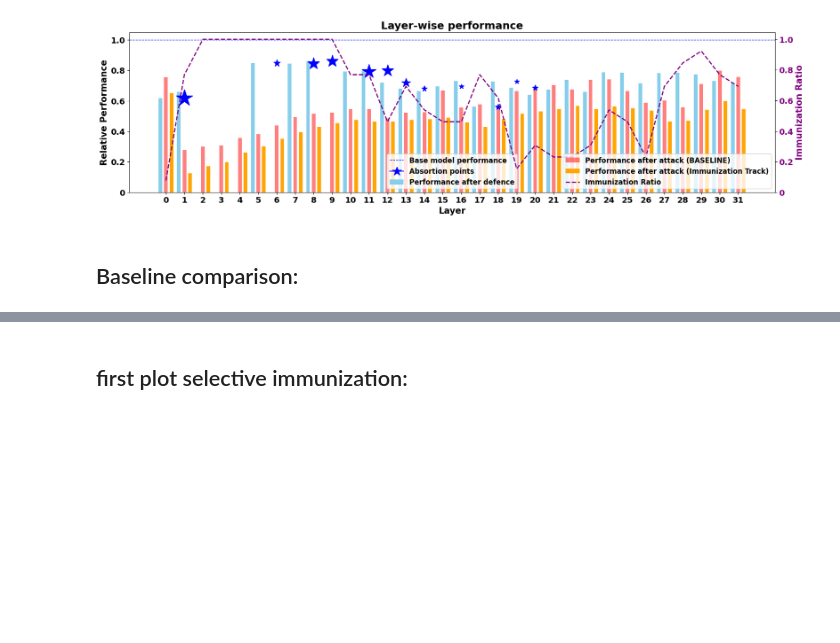
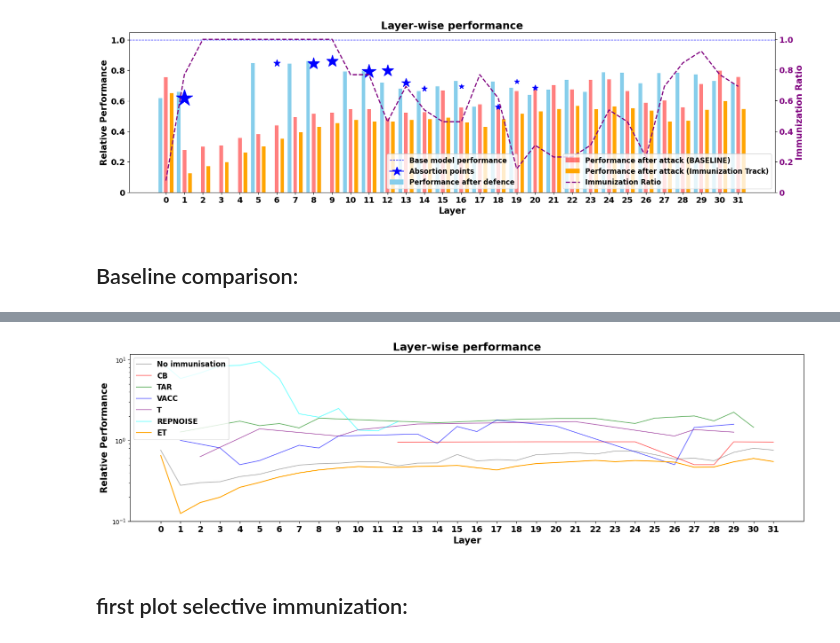
Before and after one commit to DISTA-HCAI/ET, a Jupyter notebook: aggregated plots.ipynb, the cells around one changed output, grey strips where cells are left out. Cells and saved outputs as stored; diff of their text form; code cells hidden in the pictures; blank space fills up the shorter version.

```diff
--- a/aggregated plots.ipynb
+++ b/aggregated plots.ipynb
@@ -301,3 +300,57 @@ plt.show()
+# %%
+fig, ax = plt.subplots(figsize=(20, 5))
+
+ax.plot(
+    instruct_ds['layer'],
+    instruct_ds['mean baseline attack performance'],
+    linestyle='-',
+    color='gray',
+    alpha=0.5,
+    label='No immunisation')
+
+
+for i, (candidate_name, candidate_df) in enumerate(baselines_imms.items(), start=1):
+
+
+  # Mean performance after attacks: (Baseline track)
+  ax.plot(
+      candidate_df['layer'],
+      candidate_df['mean attack performance'],
+      linestyle='-',
+      color=color_dict[candidate_name],
+      alpha=0.5,
+      label=candidate_name)
+
+# Mean performance after attacks: (Baseline track)
+ax.plot(
+    imm_track_attack_perf.reset_index()['layer'],
+    imm_track_attack_perf.reset_index()['attack performance'],
+    linestyle='-',
+    color='orange',
+    alpha=1,
+    label='ET')
+
+
+# Customize ticks
+ax.set_xticks(ticks=grouped_defence_performance.index, labels=list(range(32)), fontsize=14, fontweight='bold')
+
+ax.set_xlabel('Layer', fontdict=axis_font_dict)
+ax.set_ylabel('Relative Performance', fontdict=axis_font_dict)
+
+
+# Combine legends from both axes
+lines1, labels1 = ax.get_legend_handles_labels()
+
+ax.legend(lines1,labels1,
+          prop=legend_font_dict)
+
+ax.set_yscale('log')
+
+plt.title(f'Layer-wise performance', fontdict=title_font_dict)
+
+plt.show()
+# %% [output]
+[figure, added]
 # %% [markdown]
 ## first plot selective immunization:
 # %%
```
Also changed, not shown: parts of 3 cells of this notebook.
